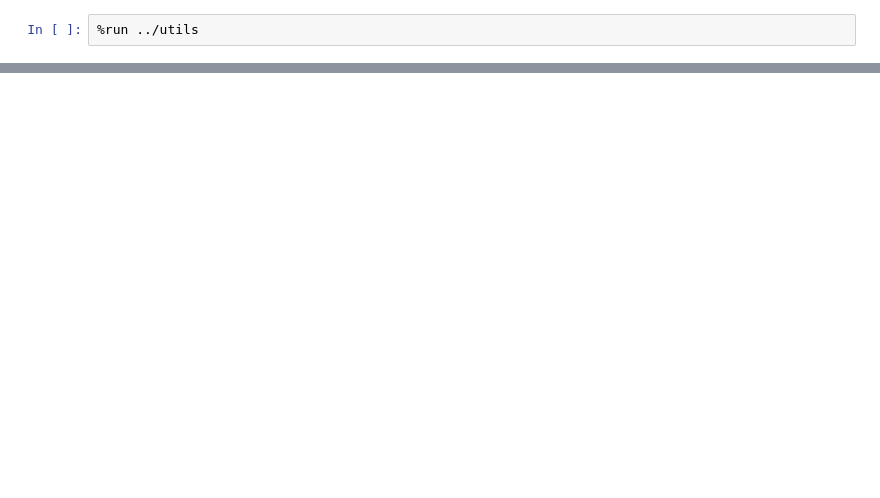
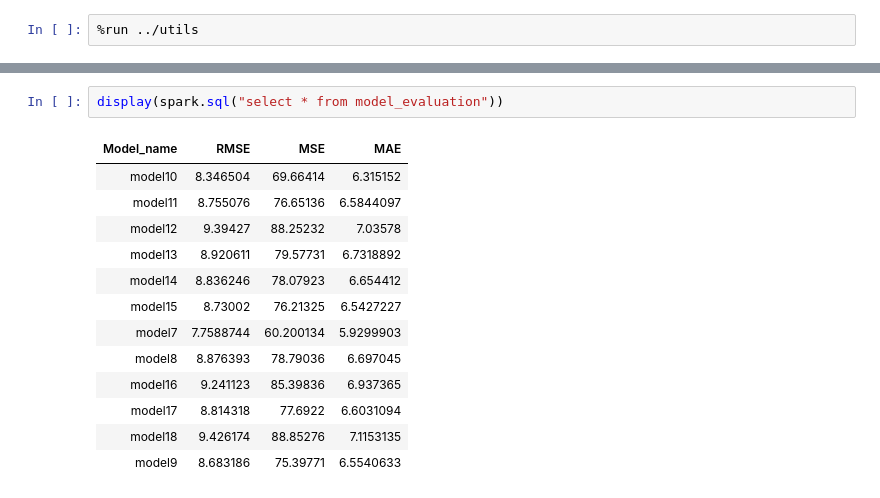
Before and after one commit to dimitreOliveira/StoreItemDemand, a Jupyter notebook: Spark/Model/model evaluation.ipynb, the cells around one changed output, grey strips where cells are left out. Drawn from its saved outputs; the diff is of its cells as text; blank space fills up the shorter version.

```diff
--- a/Spark/Model/model evaluation.ipynb
+++ b/Spark/Model/model evaluation.ipynb
@@ -145,0 +15,16 @@ print("RMSE: %f, MSE: %f, MAE: %f" % (validation_rmse, validation_mse, validatio
+# %%
+display(spark.sql("select * from model_evaluation"))
+# %% [output]
+| Model_name | RMSE | MSE | MAE |
+| model10 | 8.346504 | 69.66414 | 6.315152 |
+| model11 | 8.755076 | 76.65136 | 6.5844097 |
+| model12 | 9.39427 | 88.25232 | 7.03578 |
+| model13 | 8.920611 | 79.57731 | 6.7318892 |
+| model14 | 8.836246 | 78.07923 | 6.654412 |
+| model15 | 8.73002 | 76.21325 | 6.5427227 |
+| model7 | 7.7588744 | 60.200134 | 5.9299903 |
+| model8 | 8.876393 | 78.79036 | 6.697045 |
+| model16 | 9.241123 | 85.39836 | 6.937365 |
+| model17 | 8.814318 | 77.6922 | 6.6031094 |
+| model18 | 9.426174 | 88.85276 | 7.1153135 |
+| model9 | 8.683186 | 75.39771 | 6.5540633 |
```
Also changed, not shown: parts of 20 cells of this notebook, 4 other files.
